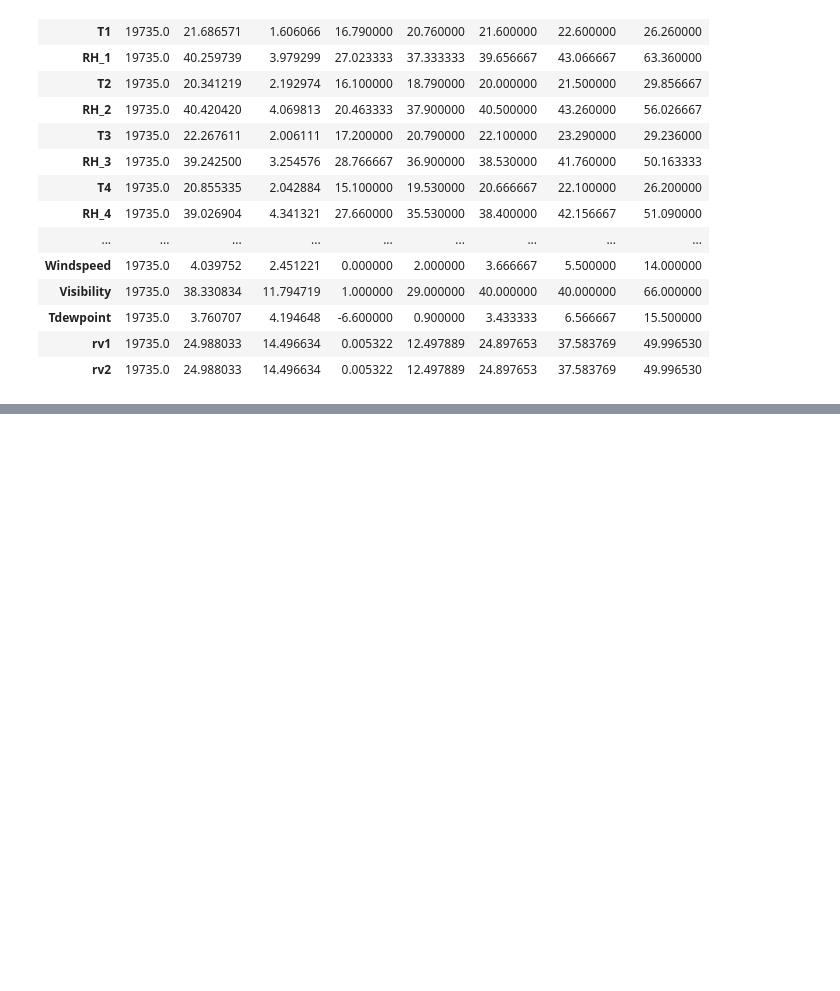
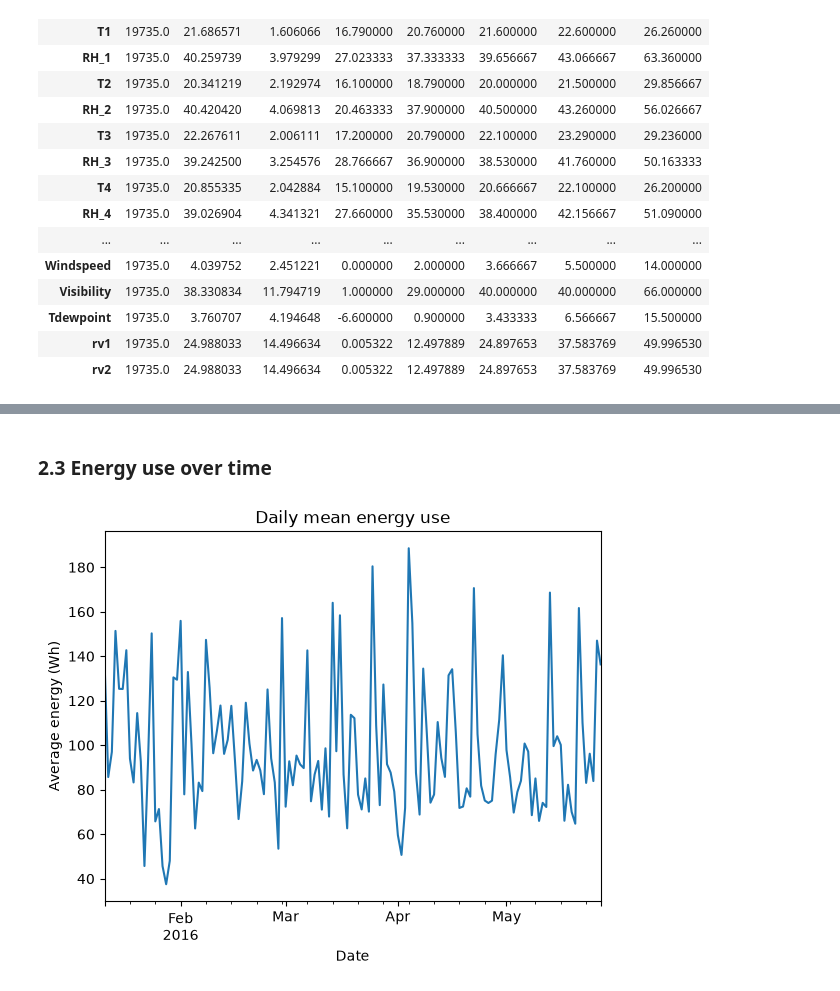
Before and after one commit to Kechrith/Web-Energy-Consumption-Predictor, a Jupyter notebook: notebook/full_process.ipynb, the cells around one changed output, grey strips where cells are left out. Drawn from its saved outputs; the diff is of its cells as text; code cells hidden in the pictures; blank space fills up the shorter version.

```diff
--- a/notebook/full_process.ipynb
+++ b/notebook/full_process.ipynb
@@ -98,0 +102,8 @@ sns.heatmap(df.drop(columns="date").corr(), cmap="coolwarm", center=0); plt.show
+# %% [markdown]
+### 2.3 Energy use over time
+# %%
+df.set_index('date')['Appliances'].resample('D').mean().plot(title='Daily mean energy use')
+plt.xlabel('Date'); plt.ylabel('Average energy (Wh)')
+plt.show()
+# %% [output]
+[figure, added]
```
Also changed, not shown: parts of 63 cells of this notebook, 2 other files.
